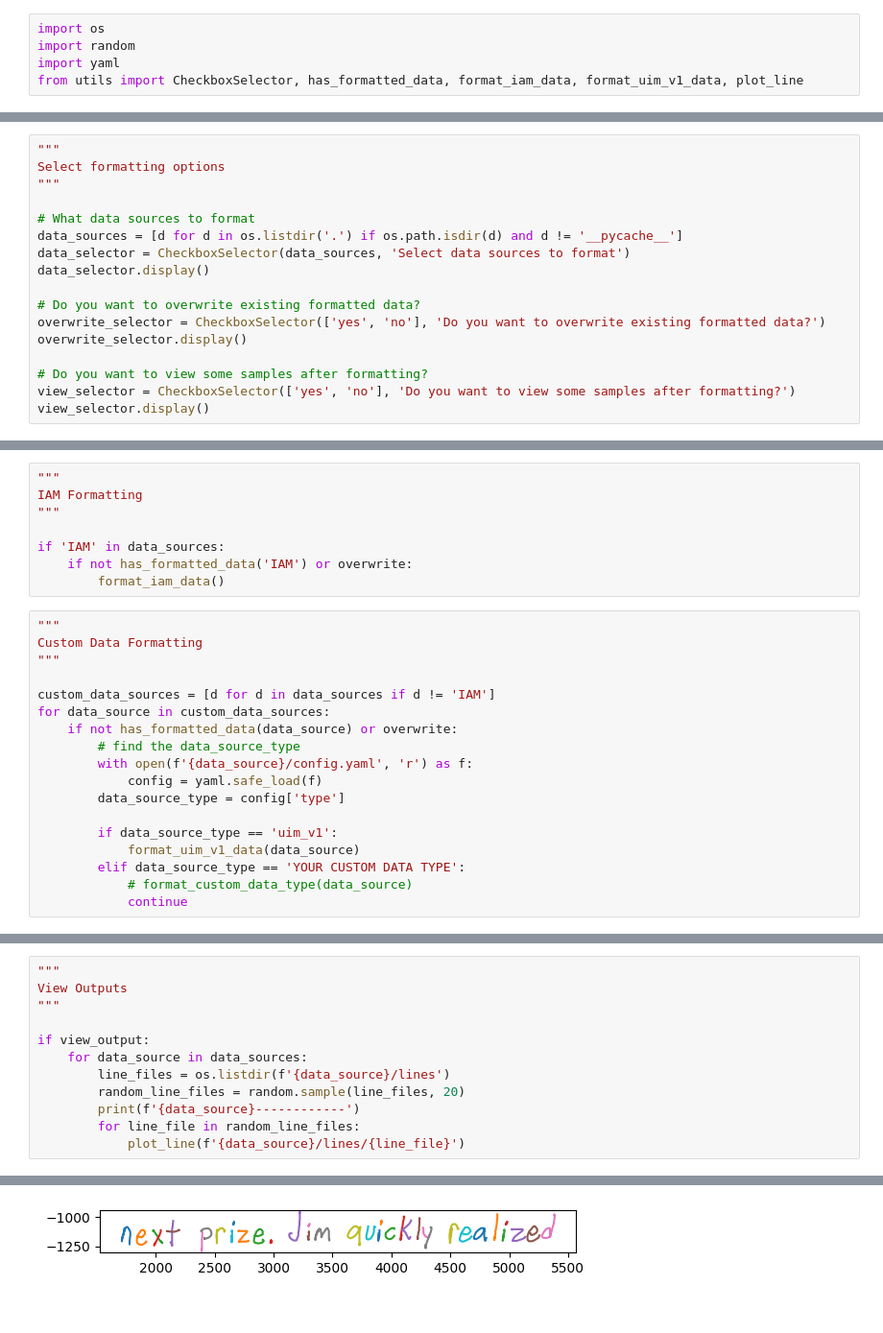
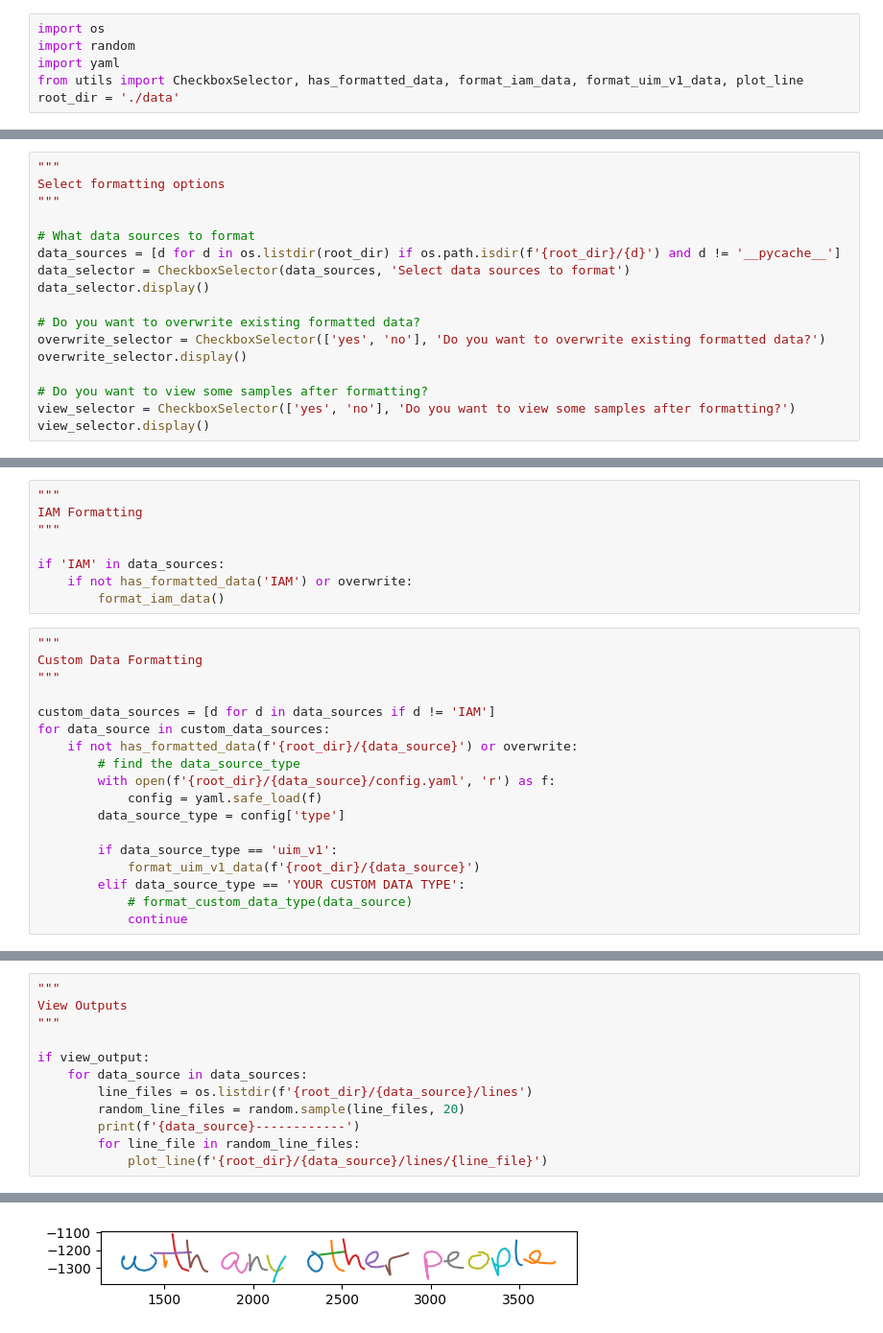
Before and after one commit to sted9000/handwriting-model, a Jupyter notebook: data/format.ipynb, the cells around one changed output, grey strips where cells are left out. Shown: that part at 96% size. Cells and saved outputs as stored; diff of their text form.

```diff
--- a/data/format.ipynb
+++ b/data/format.ipynb
@@ -3,4 +3,5 @@ import os
 import random
 import yaml
 from utils import CheckboxSelector, has_formatted_data, format_iam_data, format_uim_v1_data, plot_line
+root_dir = './data'
 # %% [output]
@@ -13,7 +14,7 @@ Select formatting options
 """
 
 # What data sources to format
-data_sources = [d for d in os.listdir('.') if os.path.isdir(d) and d != '__pycache__']
+data_sources = [d for d in os.listdir(root_dir) if os.path.isdir(f'{root_dir}/{d}') and d != '__pycache__']
 data_selector = CheckboxSelector(data_sources, 'Select data sources to format')
 data_selector.display()
 
@@ -61,14 +62,14 @@ Custom Data Formatting
 
 custom_data_sources = [d for d in data_sources if d != 'IAM']
 for data_source in custom_data_sources:
-    if not has_formatted_data(data_source) or overwrite:
+    if not has_formatted_data(f'{root_dir}/{data_source}') or overwrite:
         # find the data_source_type
-        with open(f'{data_source}/config.yaml', 'r') as f:
+        with open(f'{root_dir}/{data_source}/config.yaml', 'r') as f:
             config = yaml.safe_load(f)
         data_source_type = config['type']
 
         if data_source_type == 'uim_v1':
-            format_uim_v1_data(data_source)
+            format_uim_v1_data(f'{root_dir}/{data_source}')
         elif data_source_type == 'YOUR CUSTOM DATA TYPE':
             # format_custom_data_type(data_source)
             continue
@@ -214,9 +115,9 @@ View Outputs
 
 if view_output:
     for data_source in data_sources:
-        line_files = os.listdir(f'{data_source}/lines')
+        line_files = os.listdir(f'{root_dir}/{data_source}/lines')
         random_line_files = random.sample(line_files, 20)
         print(f'{data_source}------------')
         for line_file in random_line_files:
-            plot_line(f'{data_source}/lines/{line_file}')
+            plot_line(f'{root_dir}/{data_source}/lines/{line_file}')
 # %% [output]
@@ -225 +126 @@ next prize. Jim quickly realized
-[figure, old version]
+[figure, new version]
```
Also changed, not shown: parts of 3 cells of this notebook, 6 other files.
